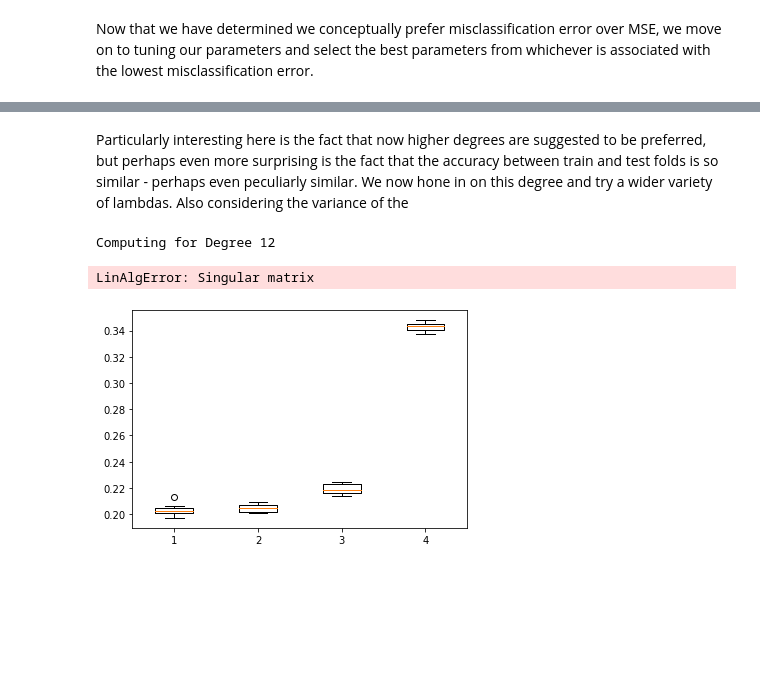
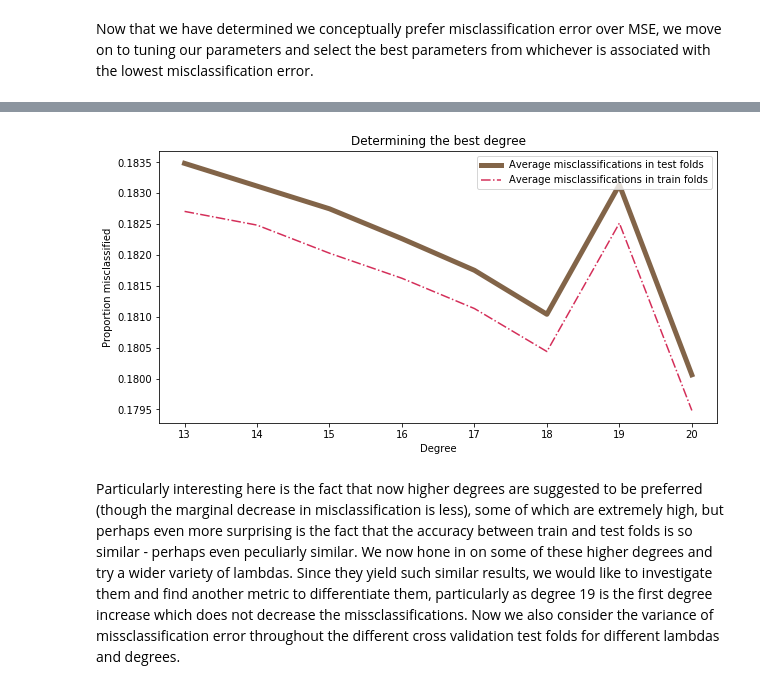
Before and after one commit to KamranSattary/ML-CS-433-Project-1, a Jupyter notebook: src/Visualising Ridge Tuning.ipynb, the cells around one changed output, grey strips where cells are left out. Drawn from its saved outputs; the diff is of its cells as text; code cells hidden in the pictures; blank space fills up the shorter version.

```diff
--- a/src/Visualising Ridge Tuning.ipynb
+++ b/src/Visualising Ridge Tuning.ipynb
@@ -244,30 +242,25 @@ fig.savefig(PLOT_OUTPUT_PATH+"Determining the best degree.pdf", bbox_inches='tig
 # %%
 with open(DATA_PATH + 'best degree.pkl', 'rb') as f:
     best_lambdas, best_mses_te, best_mses_tr, best_acc_te, best_acc_tr = pickle.load(f)
 
+zoom_degrees = np.arange(13,21)
 fig,ax = plt.subplots(figsize=(10,5))
 
-zoom_degrees = [12,18]
-lns1 = ax.plot(degrees, best_acc_te, color='#826448', linewidth=5, label='Average misclassifications in test folds')
-lns2 = ax.plot(degrees, best_acc_tr, color='#d42e59', linestyle='dashdot', label='Average misclassifications in train folds')
+lns1 = ax.plot(zoom_degrees, best_acc_te[np.min(zoom_degrees)-1:], color='#826448', linewidth=5, label='Average misclassifications in test folds')
+lns2 = ax.plot(zoom_degrees, best_acc_tr[np.min(zoom_degrees)-1:], color='#d42e59', linestyle='dashdot', label='Average misclassifications in train folds')
 
 ax.set_xlabel('Degree')
 ax.set_ylabel('Proportion misclassified')
-ax.set_xticks(degrees)
+ax.set_xticks(zoom_degrees)
 
 ax.legend(loc='upper right')
 
 plt.title('Determining the best degree')
 plt.show()
 
-fig.savefig(PLOT_OUTPUT_PATH+"Determining the best degree zoom version.pdf", bbox_inches='tight')
+fig.savefig(PLOT_OUTPUT_PATH+"Zoom determining the best degree.pdf", bbox_inches='tight')
+# %% [output]
+[figure, added]
 # %% [markdown]
-Particularly interesting here is the fact that now higher degrees are suggested to be preferred, but perhaps even more surprising is the fact that the accuracy between train and test folds is so similar - perhaps even peculiarly similar. We now hone in on this degree and try a wider variety of lambdas. Also considering the variance of the
+Particularly interesting here is the fact that now higher degrees are suggested to be preferred (though the marginal decrease in misclassification is less), some of which are extremely high, but perhaps even more surprising is the fact that the accuracy between train and test folds is so similar - perhaps even peculiarly similar. We now hone in on some of these higher degrees and try a wider variety of lambdas. Since they yield such similar results, we would like to investigate them and find another metric to differentiate them, particularly as degree 19 is the first degree increase which does not decrease the missclassifications. Now we also consider the variance of missclassification error throughout the different cross validation test folds for different lambdas and degrees.
-# %%
-degree = np.array([13])
-lambdas = np.array([1e-20])
-best_degree_and_lambda()
-# %% [output]
-Computing for Degree 12
-LinAlgError: Singular matrix
 # %%
@@ -296,5 +294,0 @@ loss_te = cross_validation_variance()
-# %%
-plt.boxplot(loss_te)
-plt.show()
-# %% [output]
-[figure, removed]
```
Also changed, not shown: parts of 11 cells of this notebook, 6 other files.
